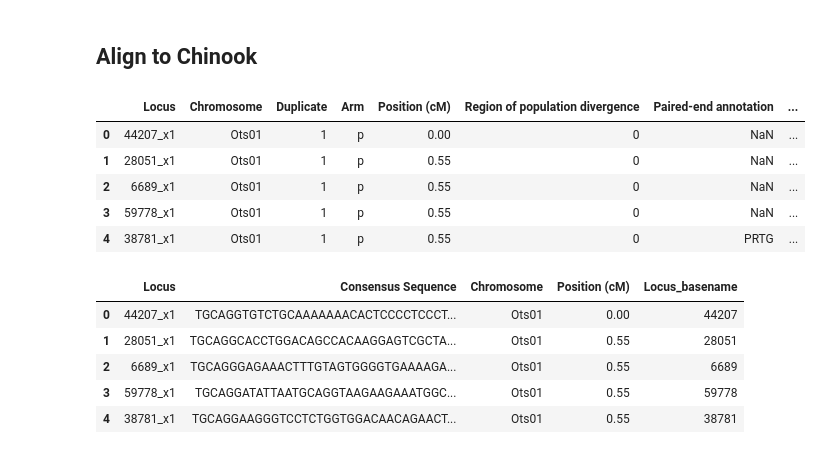
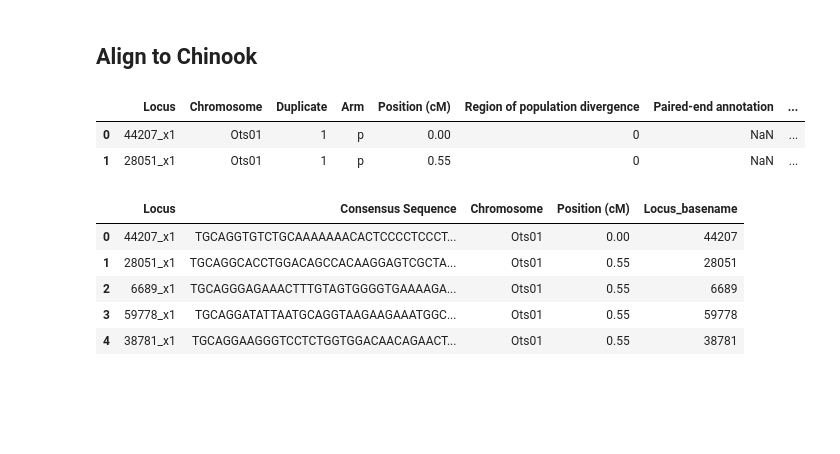
Before and after one commit to rwaples/chum_populations, a Jupyter notebook: Align to Chinook.ipynb, the cells around one changed output. Drawn from its saved outputs; the diff is of its cells as text; code cells hidden in the pictures; blank space fills up the shorter version.

```diff
--- a/Align to Chinook.ipynb
+++ b/Align to Chinook.ipynb
@@ -13,14 +13,11 @@ sns.set_style("white")
 %matplotlib inline
 # %%
 chin_ex = pd.read_excel(os.path.join('data','ref','chinook','Supplemental Table 1.xlsx'))
-chin_ex.head()
+chin_ex.head(2)
 # %% [output]
 |  | Locus | Chromosome | Duplicate | Arm | Position (cM) | Region of population divergence | Paired-end annotation | ... |
 | 0 | 44207_x1 | Ots01 | 1 | p | 0.00 | 0 | NaN | ... |
 | 1 | 28051_x1 | Ots01 | 1 | p | 0.55 | 0 | NaN | ... |
-| 2 | 6689_x1 | Ots01 | 1 | p | 0.55 | 0 | NaN | ... |
-| 3 | 59778_x1 | Ots01 | 1 | p | 0.55 | 0 | NaN | ... |
-| 4 | 38781_x1 | Ots01 | 1 | p | 0.55 | 0 | PRTG | ... |
 # %%
 chin_ex = chin_ex[['Locus', 'Consensus Sequence', 'Chromosome', 'Position (cM)']]
 chin_ex['Locus_basename'] = [xx.split('_')[0] for xx in chin_ex['Locus'] ]
```
Also changed, not shown: parts of 9 cells of this notebook, 40 other files.
